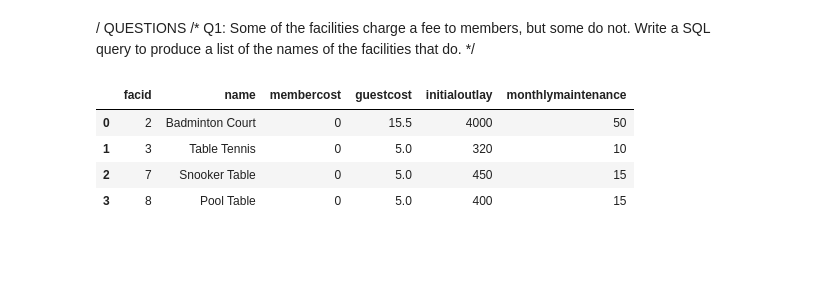
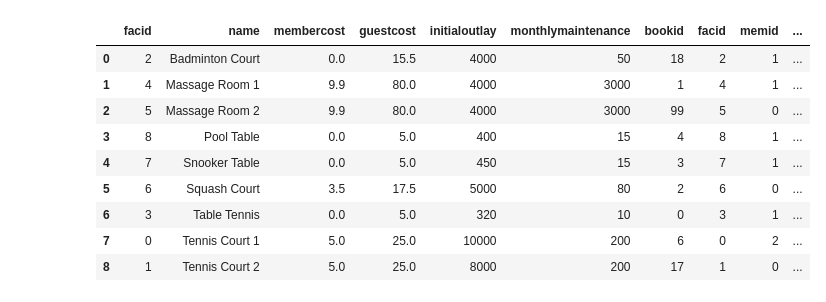
Before and after one commit to mfdawg99/Springboard_SQLCaseStudy, a Jupyter notebook: Answers1.ipynb, the cells around one changed output. Cells and saved outputs as stored; diff of their text form; code cells hidden in the pictures; blank space fills up the shorter version.

```diff
--- a/Answers1.ipynb
+++ b/Answers1.ipynb
@@ -10,15 +15,25 @@ engine = create_engine('sqlite:///sqlite_db_pythonsqlite.db')
 # %%
-query = 'SELECT * from Bookings;'
+query = '''SELECT
+              *
+            FROM
+                Facilities
+            LEFT JOIN
+                Bookings as book
+            ON
+                book.facid = Facilities.facid
+            GROUP BY
+                name
+        ;'''
 df = pd.read_sql_query(query, engine)
+df
+# %% [output]
+|  | facid | name | membercost | guestcost | initialoutlay | monthlymaintenance | bookid | facid | memid | ... |
+| 0 | 2 | Badminton Court | 0.0 | 15.5 | 4000 | 50 | 18 | 2 | 1 | ... |
+| 1 | 4 | Massage Room 1 | 9.9 | 80.0 | 4000 | 3000 | 1 | 4 | 1 | ... |
+| 2 | 5 | Massage Room 2 | 9.9 | 80.0 | 4000 | 3000 | 99 | 5 | 0 | ... |
+| 3 | 8 | Pool Table | 0.0 | 5.0 | 400 | 15 | 4 | 8 | 1 | ... |
+| 4 | 7 | Snooker Table | 0.0 | 5.0 | 450 | 15 | 3 | 7 | 1 | ... |
+| 5 | 6 | Squash Court | 3.5 | 17.5 | 5000 | 80 | 2 | 6 | 0 | ... |
+| 6 | 3 | Table Tennis | 0.0 | 5.0 | 320 | 10 | 0 | 3 | 1 | ... |
+| 7 | 0 | Tennis Court 1 | 5.0 | 25.0 | 10000 | 200 | 6 | 0 | 2 | ... |
+| 8 | 1 | Tennis Court 2 | 5.0 | 25.0 | 8000 | 200 | 17 | 1 | 0 | ... |
-# %% [markdown]
-/ QUESTIONS
-/* Q1: Some of the facilities charge a fee to members, but some do not.
-Write a SQL query to produce a list of the names of the facilities that do. */
-# %%
-df
-# %% [output]
-|  | facid | name | membercost | guestcost | initialoutlay | monthlymaintenance |
-| 0 | 2 | Badminton Court | 0 | 15.5 | 4000 | 50 |
-| 1 | 3 | Table Tennis | 0 | 5.0 | 320 | 10 |
-| 2 | 7 | Snooker Table | 0 | 5.0 | 450 | 15 |
-| 3 | 8 | Pool Table | 0 | 5.0 | 400 | 15 |
```
Also changed, not shown: parts of 29 cells of this notebook, 1 other file.
